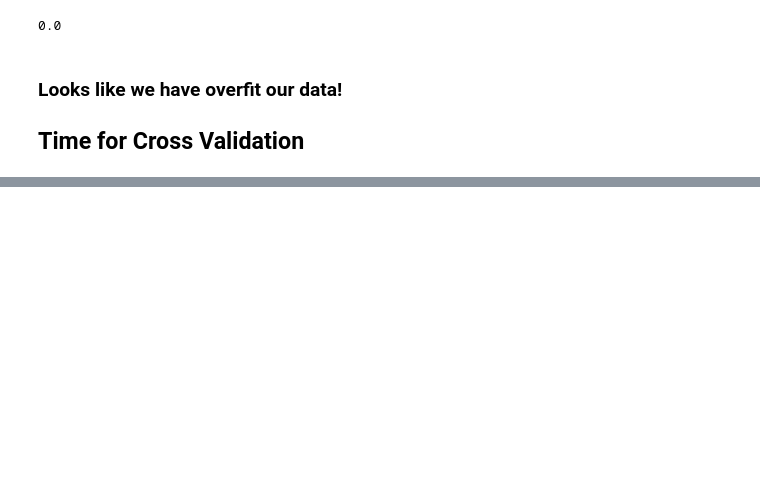
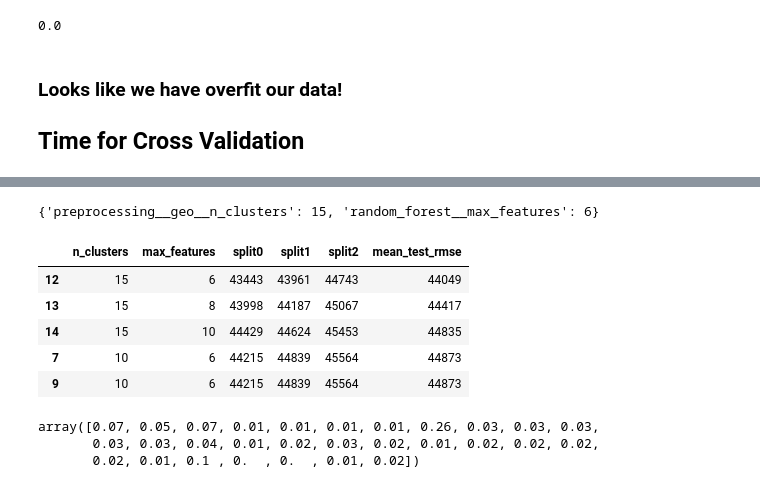
Before and after one commit to chabazite/HOML_practice, a Jupyter notebook: 02_housing_prices.ipynb, the cells around one changed output, grey strips where cells are left out. Cells and saved outputs as stored; diff of their text form; code cells hidden in the pictures; blank space fills up the shorter version.

```diff
--- a/02_housing_prices.ipynb
+++ b/02_housing_prices.ipynb
@@ -630,7 +637,7 @@ def ratio_pipeline():
 
 cube_root_pipeline = make_pipeline(
     SimpleImputer(strategy='median'),
-    FunctionTransformer(lambda x:x**(1/3), feature_names_out="one-to-one"),
+    FunctionTransformer(cube_root, feature_names_out="one-to-one"),
     StandardScaler())
 
 cluster_simil = ClusterSimilarity(n_clusters=10, gamma=1, random_state=42)
@@ -746,0 +765,8 @@ tree_rmse
+# %%
+# Try RandomForestRegressor since we are clearly overfitting our model
+
+forest_reg = make_pipeline(preprocessing,
+                           RandomForestRegressor(random_state=42))
+
+forest_rmses = -cross_val_score(forest_reg, housing, housing_labels,
+                                scoring = "neg_root_mean_squared_error", cv=10)
@@ -746,0 +788,5 @@ tree_rmse
+# %%
+forest_reg.fit(housing, housing_labels)
+housing_predictions = forest_reg.predict(housing)
+forest_rmse = root_mean_squared_error(housing_labels, housing_predictions)
+forest_rmse
@@ -746,0 +798,16 @@ tree_rmse
+# %%
+## Let's go with this model for now and fine-tune to move through the exercise
+
+full_pipeline = Pipeline([
+    ("preprocessing", preprocessing),
+    ("random_forest", RandomForestRegressor(random_state=42)),
+])
+param_grid = [
+    {'preprocessing__geo__n_clusters': [5,8,10],
+     'random_forest__max_features': [4,6,8]},
+    {'preprocessing__geo__n_clusters':[10,15],
+     'random_forest__max_features': [6,8,10]}
+]
+grid_search = GridSearchCV(full_pipeline, param_grid, cv=3,
+                           scoring='neg_root_mean_squared_error')
+grid_search.fit(housing, housing_labels)
@@ -746,0 +834,32 @@ tree_rmse
+# %%
+grid_search.best_params_
+# %% [output]
+{'preprocessing__geo__n_clusters': 15, 'random_forest__max_features': 6}
+# %%
+cv_res = pd.DataFrame(grid_search.cv_results_)
+cv_res = cv_res.sort_values(by='mean_test_score',ascending=False
+               )
+
+cv_res = cv_res[["param_preprocessing__geo__n_clusters",
+                 "param_random_forest__max_features", "split0_test_score",
+                 "split1_test_score", "split2_test_score", "mean_test_score"]]
+score_cols = ["split0", "split1", "split2", "mean_test_rmse"]
+cv_res.columns = ["n_clusters", "max_features"] + score_cols
+cv_res[score_cols] = -cv_res[score_cols].round().astype(np.int64)
+
+cv_res.head()
+# %% [output]
+|  | n_clusters | max_features | split0 | split1 | split2 | mean_test_rmse |
+| 12 | 15 | 6 | 43443 | 43961 | 44743 | 44049 |
+| 13 | 15 | 8 | 43998 | 44187 | 45067 | 44417 |
+| 14 | 15 | 10 | 44429 | 44624 | 45453 | 44835 |
+| 7 | 10 | 6 | 44215 | 44839 | 45564 | 44873 |
+| 9 | 10 | 6 | 44215 | 44839 | 45564 | 44873 |
+# %%
+final_model = grid_search.best_estimator_
+feature_importances = final_model['random_forest'].feature_importances_
+feature_importances.round(2)
+# %% [output]
+array([0.07, 0.05, 0.07, 0.01, 0.01, 0.01, 0.01, 0.26, 0.03, 0.03, 0.03,
+       0.03, 0.03, 0.04, 0.01, 0.02, 0.03, 0.02, 0.01, 0.02, 0.02, 0.02,
+       0.02, 0.01, 0.1 , 0.  , 0.  , 0.01, 0.02])
```
Also changed, not shown: parts of 48 cells of this notebook.
